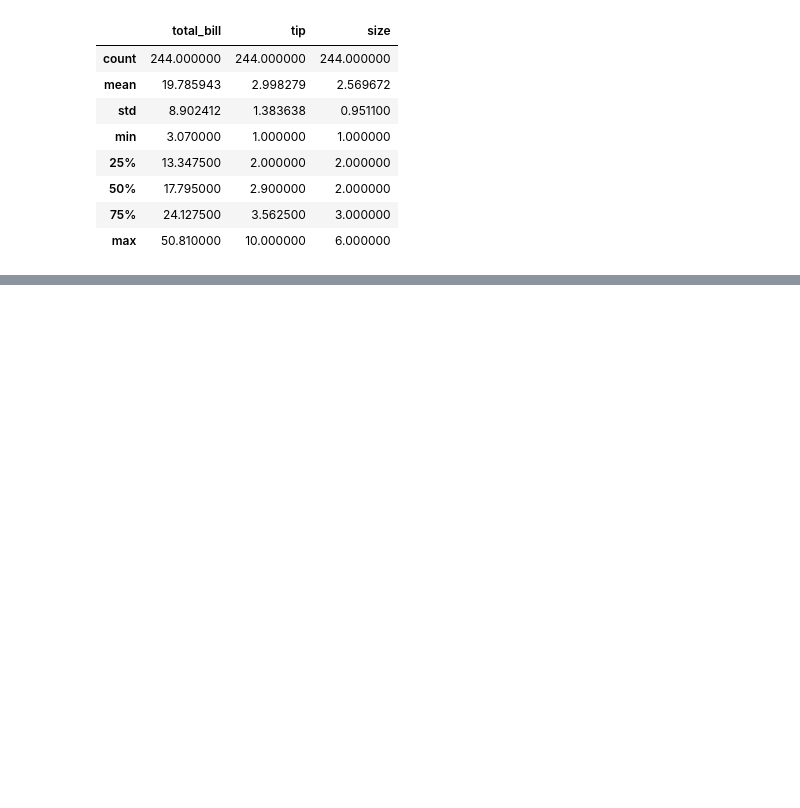
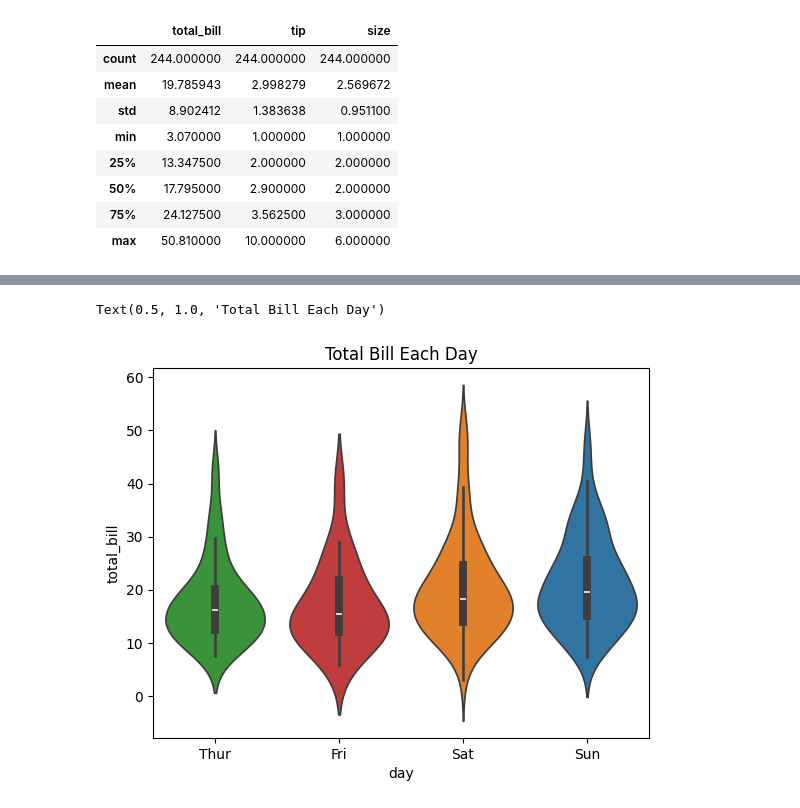
Before and after one commit to DataTrainingFoundations/DataTrainingRepo, a Jupyter notebook: Week2/Examples/DataAnalysis/seaborn_analysis.ipynb, the cells around one changed output, grey strips where cells are left out. Drawn from its saved outputs; the diff is of its cells as text; code cells hidden in the pictures; blank space fills up the shorter version.

```diff
--- a/Week2/Examples/DataAnalysis/seaborn_analysis.ipynb
+++ b/Week2/Examples/DataAnalysis/seaborn_analysis.ipynb
@@ -94 +96,7 @@ plt.title("Total Bill Each Day")
+# %%
+sns.violinplot(x="day",y="total_bill",data=tips,hue="day", width=0.8, dodge=False)
+plt.title("Total Bill Each Day")
+# %% [output]
+Text(0.5, 1.0, 'Total Bill Each Day')
+[figure, added]
 # %%
```
Also changed, not shown: parts of 14 cells of this notebook.
